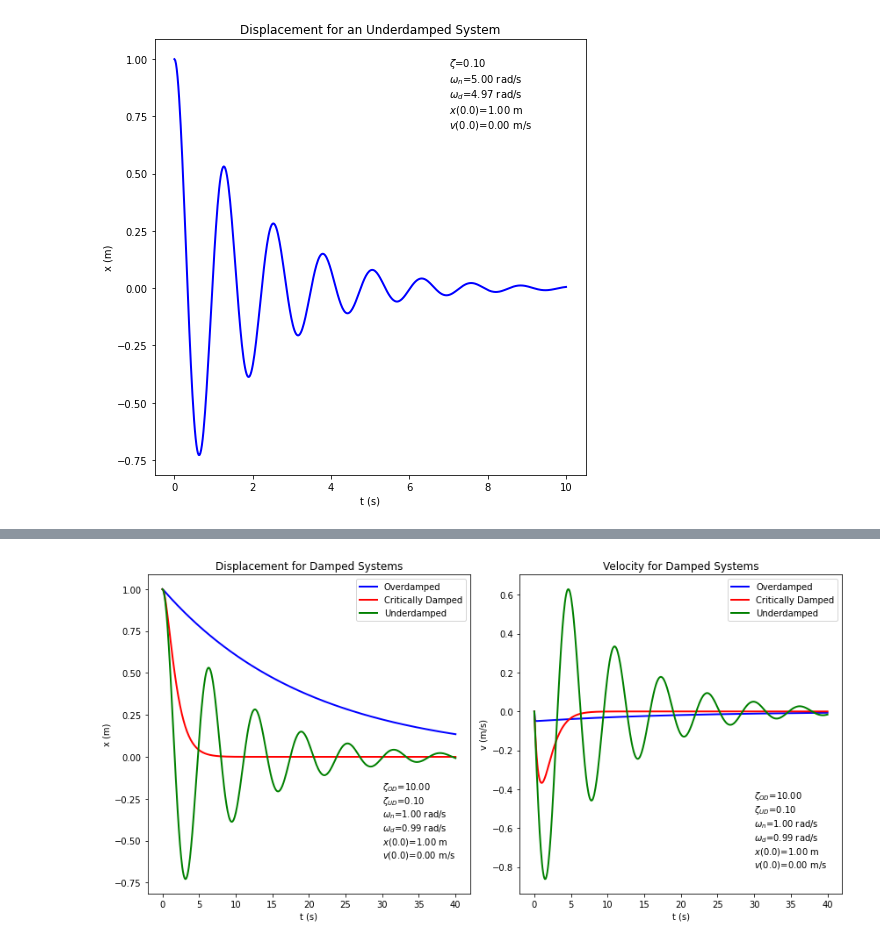
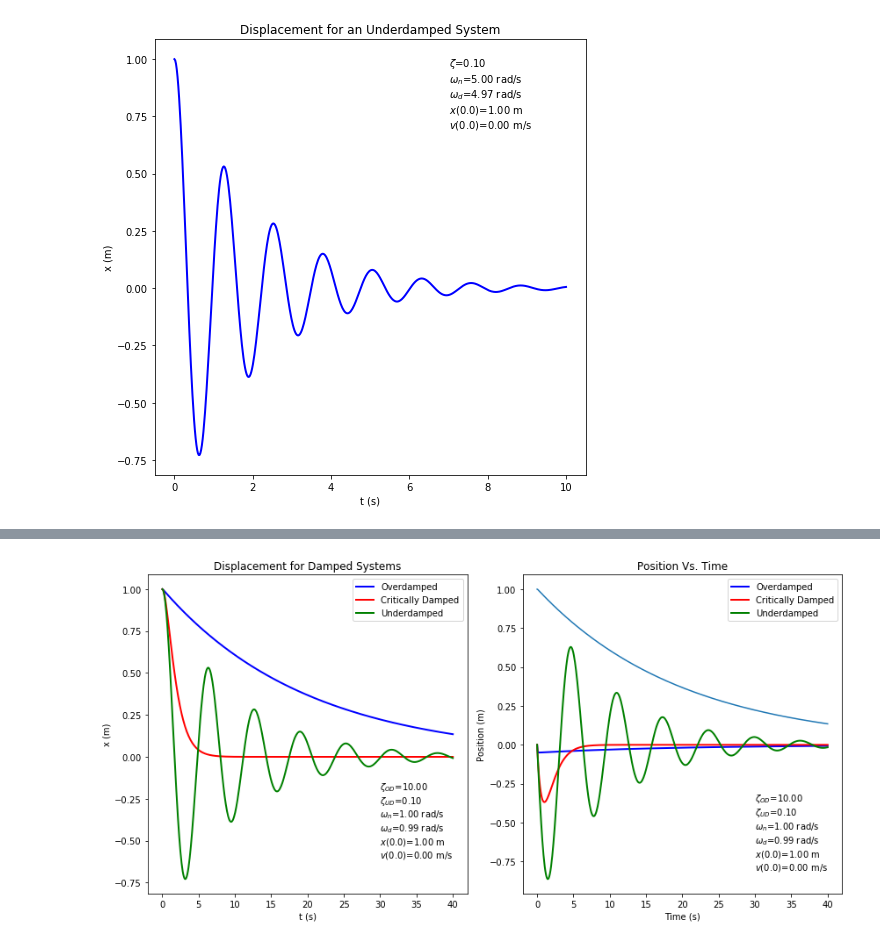
Before and after one commit to seth-harriet/Engr3703-Project, a Jupyter notebook: project_background.ipynb, the cells around one changed output, grey strips where cells are left out. Saved outputs shown, nothing was run; the diff lists cells and outputs as text; code cells hidden in the pictures.

```diff
--- a/project_background.ipynb
+++ b/project_background.ipynb
@@ -372,6 +372,7 @@ For initial conditions of $x(0)=A$ and $v(0)=B$:
 $D_I = A~~~~~~D_{II} = \frac{B+A\zeta\omega_n}{\omega_d}$
 # %%
 %matplotlib inline
+%run prk4.ipynb
 from math import *
 import numpy as np
 import matplotlib.pyplot as plt
@@ -431,32 +432,33 @@ zeta_str_OD = "\zeta_{OD}"
 zeta_str_UD = "\zeta_{UD}"
 x0 = x_cd[0]
 v0 = v_cd[0]
 txt_loc_x = 0.75*tf
 txt_loc_y = -0.60*max(x_od)
 plt.text(txt_loc_x,txt_loc_y, f"${zeta_str_OD}$={zeta_od:.2f}\n${zeta_str_UD}$={zeta_ud:.2f}\n${omega_n_str}$={omega_n:.2f} rad/s\n${omega_d_str}$={omega_d:.2f} rad/s\n$x(${t[0]})={x0:.2f} m\n$v(${t[0]})={v0:.2f} m/s")
 plt.xlabel("t (s)")
 plt.ylabel("x (m)")
 plt.legend()
 
 ax2 = plt.subplot(122)
 plt.plot(t,v_od,label="Overdamped",color="b",linewidth="2.0")
 plt.plot(t,v_cd,label="Critically Damped",color="r",linewidth="2.0")
 plt.plot(t,v_ud,label="Underdamped",color="g",linewidth="2.0")
 plt.title("Velocity for Damped Systems")
 omega_n_str = "\omega_n"
 omega_d_str = "\omega_d"
 zeta_str_OD = "\zeta_{OD}"
 zeta_str_UD = "\zeta_{UD}"
 x0 = x_cd[0]
 v0 = v_cd[0]
 txt_loc_x = 0.75*tf
 txt_loc_y = -.8
 plt.text(txt_loc_x,txt_loc_y, f"${zeta_str_OD}$={zeta_od:.2f}\n${zeta_str_UD}$={zeta_ud:.2f}\n${omega_n_str}$={omega_n:.2f} rad/s\n${omega_d_str}$={omega_d:.2f} rad/s\n$x(${t[0]})={x0:.2f} m\n$v(${t[0]})={v0:.2f} m/s")
 plt.xlabel("t (s)")
 plt.ylabel("v (m/s)")
 plt.legend()
-
+myplot_positon(t,x_od)
+myplot_velocity(t,v_od)
 plt.tight_layout()
 plt.show()
 # %% [output]
-[figure, old version]
+[figure, new version]
```
Also changed, not shown: 3 other files.
